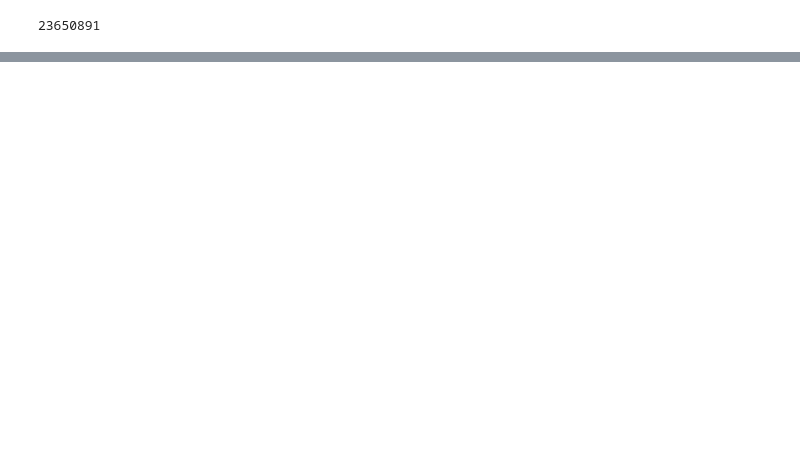
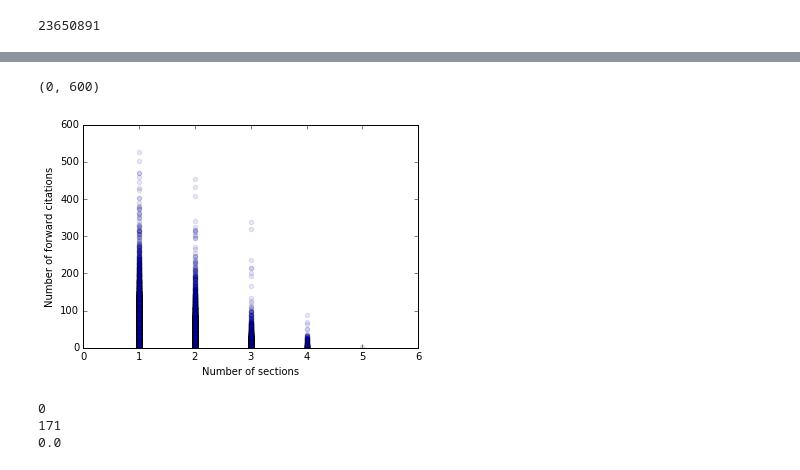
Before and after one commit to huxor/patents, a Jupyter notebook: ipc_class_originality.ipynb, the cells around one changed output, grey strips where cells are left out. Drawn from its saved outputs; the diff is of its cells as text; code cells hidden in the pictures; blank space fills up the shorter version.

Commit message:
Add files via upload
test of upload

```diff
--- a/ipc_class_originality.ipynb
+++ b/ipc_class_originality.ipynb
@@ -407,0 +469,9 @@ plt.show()
+# %%
+## calculate sections in this patent,  a function
+def get_section_count_g(focal_patent):
+    sections = list(set(pat76_01_ipc_df_g_sect_all[pat76_01_ipc_df_g_sect_all.patent==focal_patent].section.values))
+    num_unique_elements = len(sections)
+    return(num_unique_elements)
+# %%
+sample_patents = patents_with_g_section
+len(sample_patents)
@@ -407,0 +480,14 @@ plt.show()
+# %%
+%%time
+!date
+# get sections for all 76_01 g-section data
+# works for all, t = 48 min
+patent_list = []
+sections_counts_list = []
+num_forward_cites_list = []
+for patent in sample_patents:
+    xx = get_section_count_g(patent)
+    patent_list.append(patent)
+    sections_counts_list.append(xx)
+    num_forward_cites = pat76_01_assg_df[pat76_01_assg_df.patent == patent].allcites.values[0]
+    num_forward_cites_list.append(num_forward_cites)
@@ -407,0 +498,7 @@ plt.show()
+# %%
+# create dataframe from these lists
+section_counts_df = pd.DataFrame(
+    {'patent': patent_list,
+     'number_of_sections': sections_counts_list,
+     'forward_citations': num_forward_cites_list
+    })
@@ -407,0 +508,22 @@ plt.show()
+# %%
+plt.scatter(section_counts_df.number_of_sections,section_counts_df.forward_citations,alpha=0.1)
+plt.ylabel('Number of forward citations')
+plt.xlabel('Number of sections')
+plt.ylim([0,600])
+# %% [output]
+(0, 600)
+[figure, added]
+# %%
+# get ratio for patents with =<200 forward citations over those with >200
+test = section_counts_df[section_counts_df.number_of_sections == 4]
+yy = test.forward_citations.tolist()
+yyGTE200 = [i for i in yy if i >= 200]
+yyLE200 = [i for i in yy if i < 200]
+
+print(len(yyGTE200))
+print(len(yyLE200))
+print(len(yyGTE200)/len(yyLE200))
+# %% [output]
+0
+171
+0.0
```
Also changed, not shown: parts of 84 cells of this notebook.
